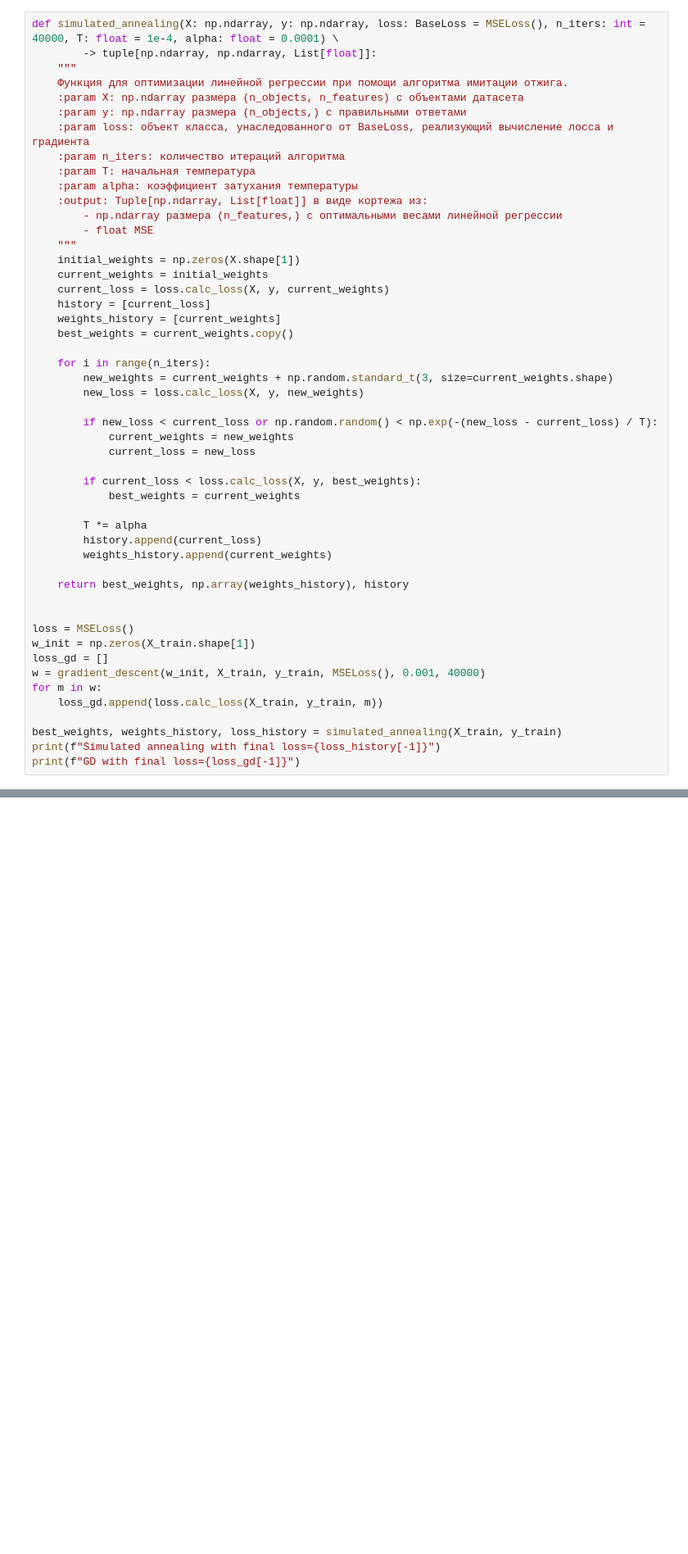
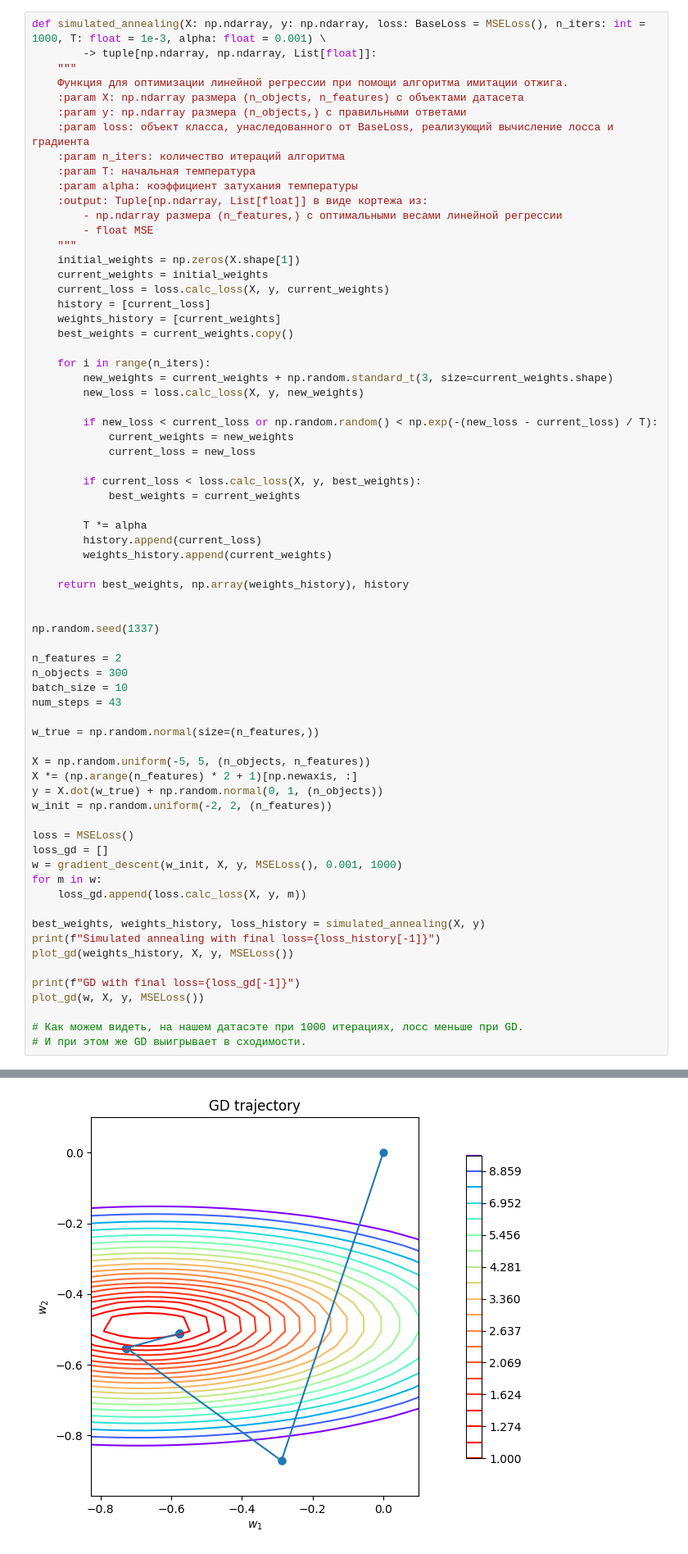
Before and after one commit to len4ass/ml_iad, a Jupyter notebook: src/ml/hw/ml_hw_5/hw05_gd.ipynb, the cells around one changed output, grey strips where cells are left out. Shown at 82% size. Drawn from its saved outputs; the diff is of its cells as text; blank space fills up the shorter version.

````diff
--- a/src/ml/hw/ml_hw_5/hw05_gd.ipynb
+++ b/src/ml/hw/ml_hw_5/hw05_gd.ipynb
@@ -769,7 +785,7 @@ new_w = old_w + np.random.standard_t(3, size=old_w.shape)
 ```
 С параметром распределения можно поэксперементировать: чем он больше, тем реже новые точки будут очень сильно уходить от старых.
 # %%
-def simulated_annealing(X: np.ndarray, y: np.ndarray, loss: BaseLoss = MSELoss(), n_iters: int = 40000, T: float = 1e-4, alpha: float = 0.0001) \
+def simulated_annealing(X: np.ndarray, y: np.ndarray, loss: BaseLoss = MSELoss(), n_iters: int = 1000, T: float = 1e-3, alpha: float = 0.001) \
         -> tuple[np.ndarray, np.ndarray, List[float]]:
     """
     Функция для оптимизации линейной регрессии при помощи алгоритма имитации отжига.
@@ -808,14 +824,33 @@ def simulated_annealing(X: np.ndarray, y: np.ndarray, loss: BaseLoss = MSELoss()
     return best_weights, np.array(weights_history), history
 
 
+np.random.seed(1337)
+
+n_features = 2
+n_objects = 300
+batch_size = 10
+num_steps = 43
+
+w_true = np.random.normal(size=(n_features,))
+
+X = np.random.uniform(-5, 5, (n_objects, n_features))
+X *= (np.arange(n_features) * 2 + 1)[np.newaxis, :]
+y = X.dot(w_true) + np.random.normal(0, 1, (n_objects))
+w_init = np.random.uniform(-2, 2, (n_features))
+
 loss = MSELoss()
-w_init = np.zeros(X_train.shape[1])
 loss_gd = []
-w = gradient_descent(w_init, X_train, y_train, MSELoss(), 0.001, 40000)
+w = gradient_descent(w_init, X, y, MSELoss(), 0.001, 1000)
 for m in w:
-    loss_gd.append(loss.calc_loss(X_train, y_train, m))
+    loss_gd.append(loss.calc_loss(X, y, m))
 
-best_weights, weights_history, loss_history = simulated_annealing(X_train, y_train)
+best_weights, weights_history, loss_history = simulated_annealing(X, y)
 print(f"Simulated annealing with final loss={loss_history[-1]}")
+plot_gd(weights_history, X, y, MSELoss())
+
 print(f"GD with final loss={loss_gd[-1]}")
+plot_gd(w, X, y, MSELoss())
+
+# Как можем видеть, на нашем датасэте при 1000 итерациях, лосс меньше при GD.
+# И при этом же GD выигрывает в сходимости.
 # %% [output]
@@ -823,0 +858 @@ GD with final loss=2580789.377144516
+[figure, added]
````
Also changed, not shown: parts of 8 cells of this notebook.
